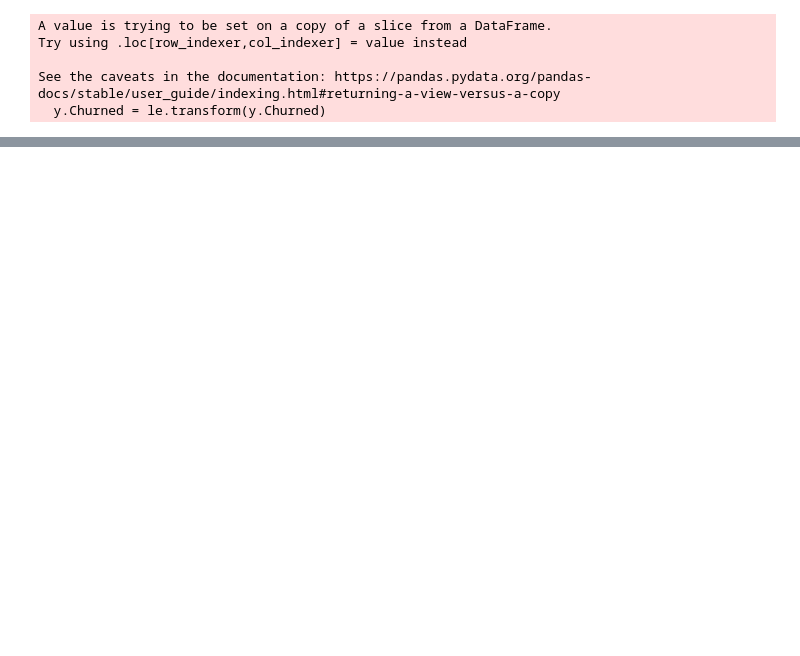
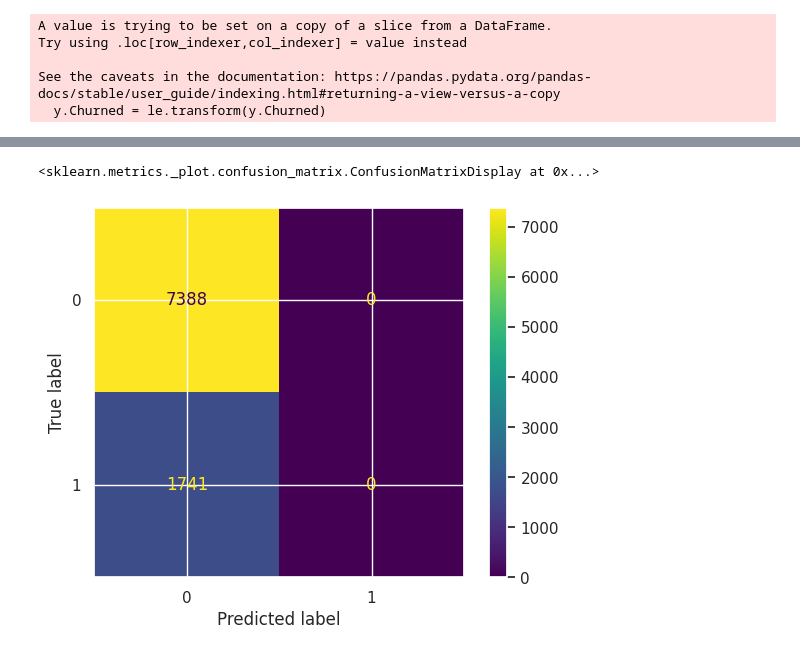
Before and after one commit to alanfmorato/Churn, a Jupyter notebook: Desafio_de_Classificação.ipynb, the cells around one changed output, grey strips where cells are left out. Saved outputs shown, nothing was run; the diff lists cells and outputs as text; code cells hidden in the pictures; blank space fills up the shorter version.

```diff
--- a/Desafio_de_Classificação.ipynb
+++ b/Desafio_de_Classificação.ipynb
@@ -274,0 +210,12 @@ sns.barplot(data=Churn_gender, x = "User_id",y = "Gender")
+# %%
+#Tratando os valores faltantes
+clients['Time_on_platform'] = clients['Time_on_platform'].fillna(0)
+clients['Num_streaming_services'] = clients['Num_streaming_services'].fillna(0)
+clients['Churned'] = clients['Churned'].fillna(0)
+clients['Avg_rating'] = clients['Avg_rating'].fillna(0)
+clients['Devices_connected'] = clients['Devices_connected'].fillna(0)
+# %%
+#Dropando valores
+clients.dropna(subset=['Gender'], inplace=True)
+clients.dropna(subset=['Age'], inplace=True)
+clients.dropna(subset=['Subscription_type'], inplace=True)
@@ -329,0 +319,6 @@ model = LogisticRegression()
+# %%
+#Matriz confusão
+ConfusionMatrixDisplay.from_estimator(lr, X_test, y_test, values_format = "d")
+# %% [output]
+<sklearn.metrics._plot.confusion_matrix.ConfusionMatrixDisplay at 0x...>
+[figure, added]
```
Also changed, not shown: parts of 75 cells of this notebook.
